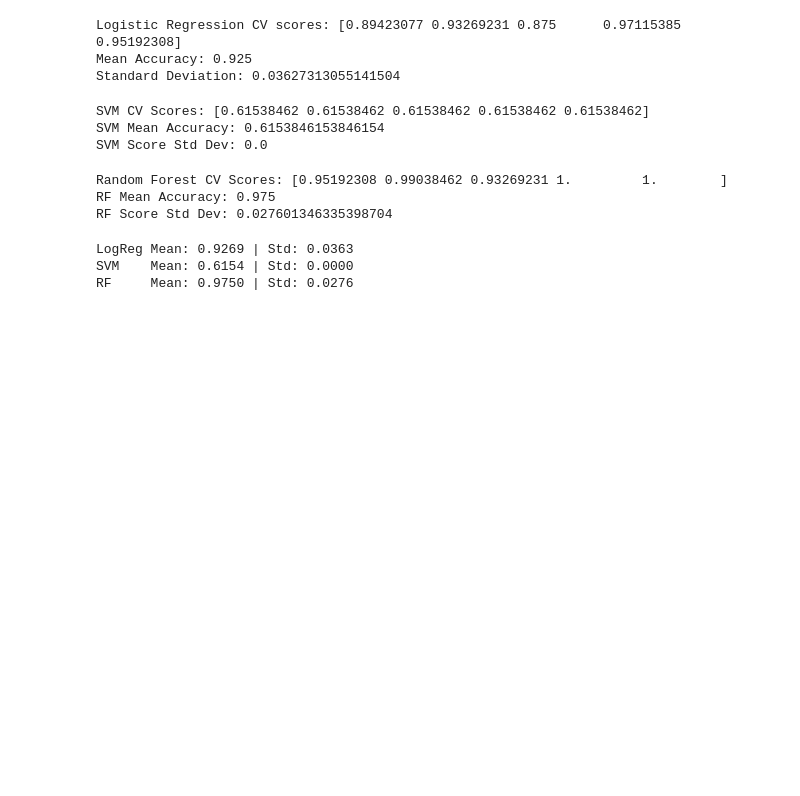
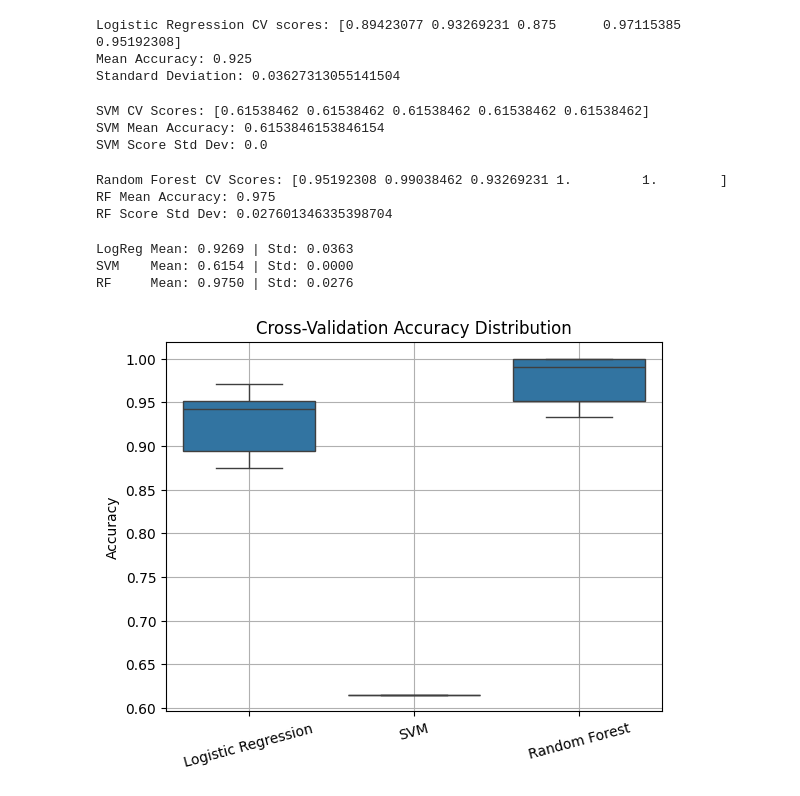
Before and after one commit to Girij1718/Predicting-Diabetes-Risk-Using-Health-and-Lifestyle-Indicators, a Jupyter notebook: Final_Project_.ipynb, the cells around one changed output. Cells and saved outputs as stored; diff of their text form; code cells hidden in the pictures; blank space fills up the shorter version.

Commit message:
Plotted 3 graphs

```diff
--- a/Final_Project_.ipynb
+++ b/Final_Project_.ipynb
@@ -178,3 +179,19 @@ print(f"RF     Mean: {rf_scores.mean():.4f} | Std: {rf_scores.std():.4f}")
 LogReg Mean: 0.9269 | Std: 0.0363
 SVM    Mean: 0.6154 | Std: 0.0000
 RF     Mean: 0.9750 | Std: 0.0276
+# %%
+# Boxplot of Cross-Validation Scores
+import seaborn as sns
+import matplotlib.pyplot as plt
+
+models = ['Logistic Regression'] * 5 + ['SVM'] * 5 + ['Random Forest'] * 5
+scores_combined = list(scores) + list(svm_scores) + list(rf_scores)
+
+sns.boxplot(x=models, y=scores_combined)
+plt.title('Cross-Validation Accuracy Distribution')
+plt.ylabel('Accuracy')
+plt.xticks(rotation=15)
+plt.grid(True)
+plt.show()
+# %% [output]
+[figure, added]
```
Also changed, not shown: parts of 3 cells of this notebook.
